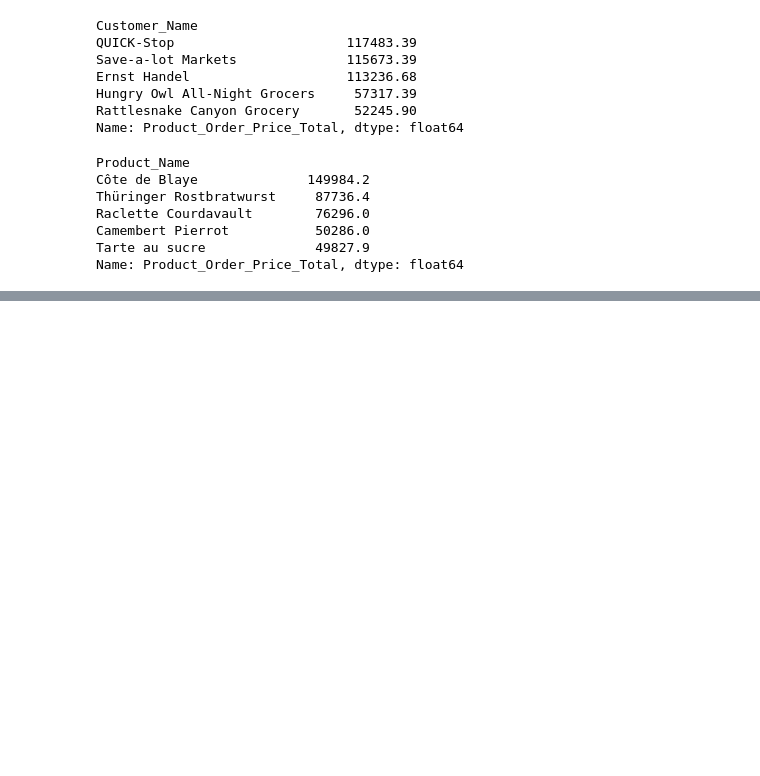
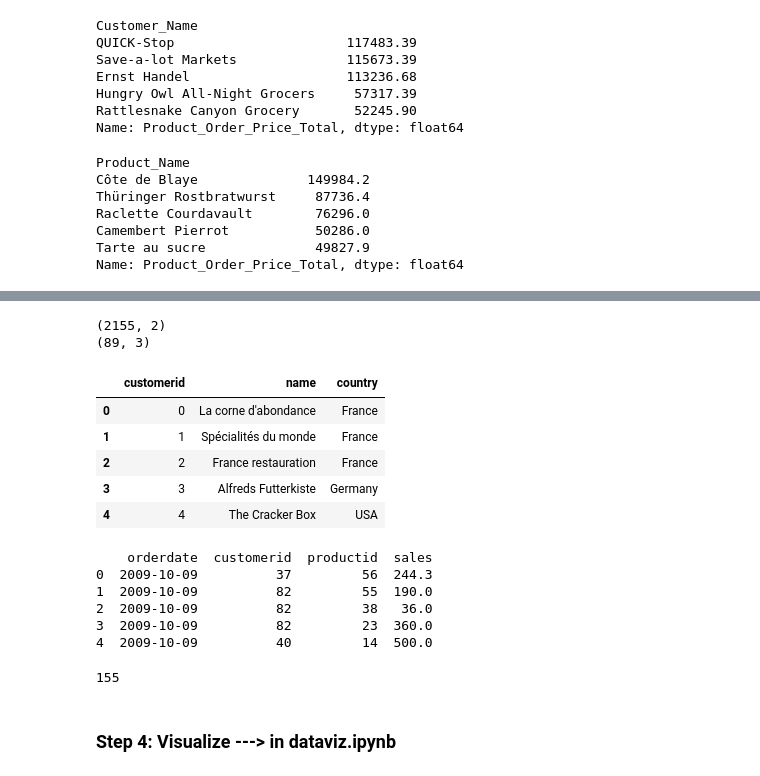
Before and after one commit to mard4/data-science, a Jupyter notebook: assignment-dep/assign2_dataprep.ipynb, the cells around one changed output, grey strips where cells are left out. Drawn from its saved outputs; the diff is of its cells as text; code cells hidden in the pictures; blank space fills up the shorter version.

```diff
--- a/assignment-dep/dataprep.ipynb
+++ b/assignment-dep/assign2_dataprep.ipynb
@@ -125,0 +172,18 @@ Step 4b: ETL — Prepare data and fill the database
+# %%
+customers=data0[['Customer_Name', 'Customer_Country']]
+print(customers.shape)
+customers=customers.rename(columns={'Customer_Name':'name','Customer_Country':'country'})
+customers=customers.drop_duplicates(ignore_index=True,keep='last')
+customers['customerid'] = customers.reset_index().index
+customers=customers[['customerid','name','country']]
+print(customers.shape)
+customers.head()
+# %% [output]
+(2155, 2)
+(89, 3)
+|  | customerid | name | country |
+| 0 | 0 | La corne d'abondance | France |
+| 1 | 1 | Spécialités du monde | France |
+| 2 | 2 | France restauration | France |
+| 3 | 3 | Alfreds Futterkiste | Germany |
+| 4 | 4 | The Cracker Box | USA |
@@ -125,0 +192,32 @@ Step 4b: ETL — Prepare data and fill the database
+# %%
+#data0.columns
+sales0 = data0[['Order_Date_Day', 'Customer_Name', 'Product_Name', 'Product_Order_Price_Total']]
+sales = sales0.merge(customers, left_on='Customer_Name', right_on='name', how='left')
+sales_final = sales.merge(product, left_on='Product_Name', right_on='name', how='left')
+sales_final['Order_Date_Day'] = pd.to_datetime(sales_final['Order_Date_Day'], errors='coerce').dt.date
+sales_final = sales_final[['Order_Date_Day', 'customerid', 'productid', 'Product_Order_Price_Total']]
+sales_final = sales_final.rename(columns={'Order_Date_Day': 'orderdate', 'Product_Order_Price_Total': 'sales'})
+
+# Handling missing values
+sales_final = sales_final.dropna(subset=['customerid', 'productid'])
+
+# Convert IDs to integers
+sales_final['customerid'] = sales_final['customerid'].astype(int)
+sales_final['productid'] = sales_final['productid'].astype(int)
+print(sales_final.head())
+# %% [output]
+    orderdate  customerid  productid  sales
+0  2009-10-09          37         56  244.3
+1  2009-10-09          82         55  190.0
+2  2009-10-09          82         38   36.0
+3  2009-10-09          82         23  360.0
+4  2009-10-09          40         14  500.0
+# %%
+engine = create_engine(f'postgresql://{DB_NAME}:{DB_PASS}@{DB_HOST}:{DB_PORT}/{DB_NAME}')
+product.to_sql('product', engine, schema='ass2', index=False, if_exists='replace')
+customers.to_sql('customer', engine, schema='ass2', index=False, if_exists='replace')
+sales_final.to_sql('sales', engine, schema='ass2', index=False, if_exists='replace')
+# %% [output]
+155
+# %% [markdown]
+### Step 4: Visualize ---> in dataviz.ipynb
```
Also changed, not shown: parts of 9 cells of this notebook, 6 other files.
